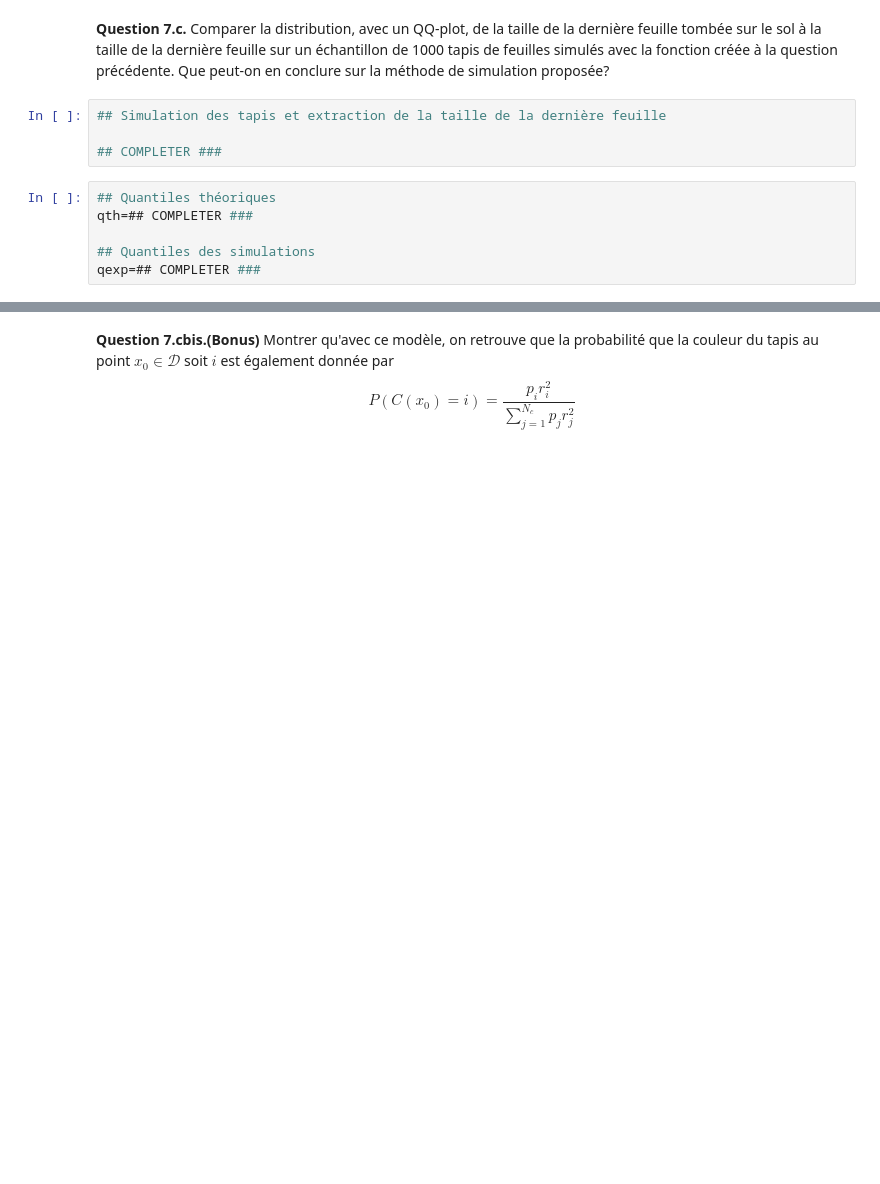
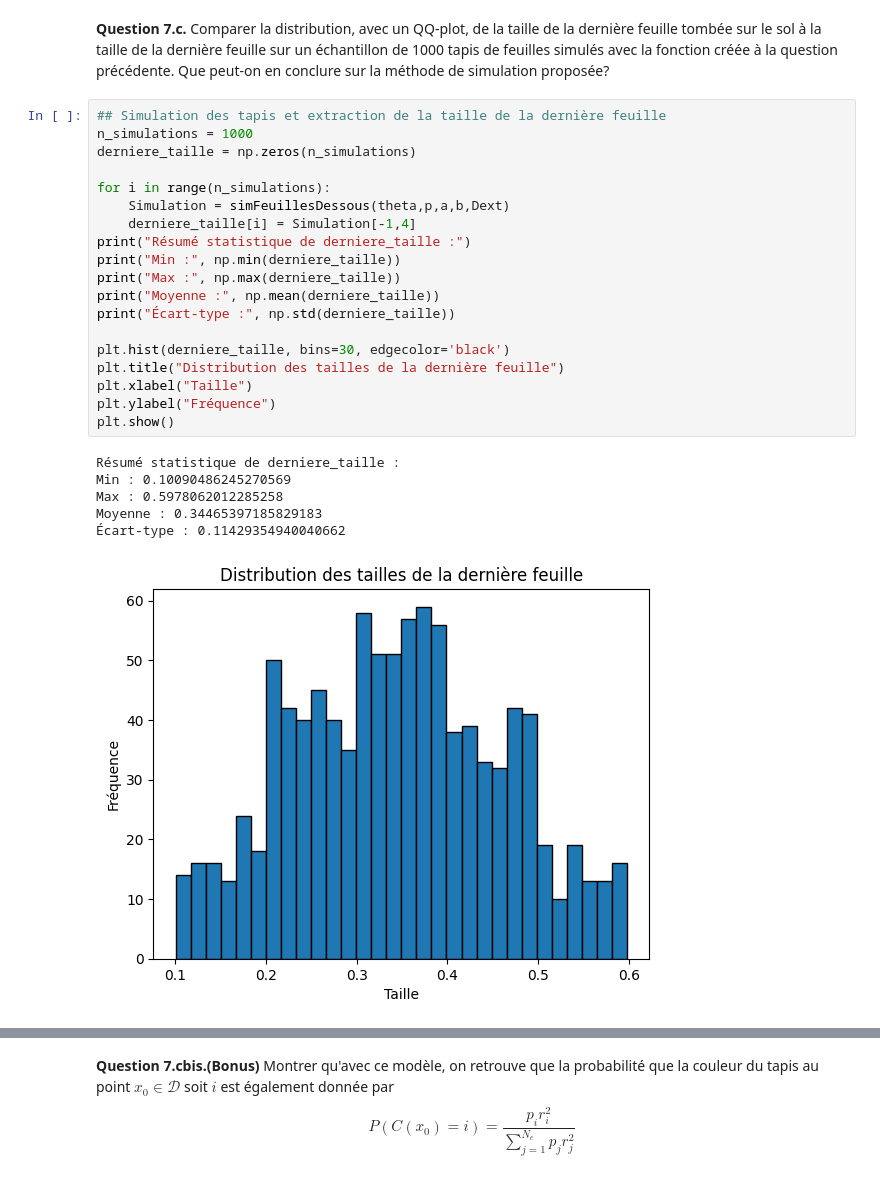
Before and after one commit to HBoiarsky/DM-probas-mines, a Jupyter notebook: PN_Probas_24-25_VF.ipynb, the cells around one changed output, grey strips where cells are left out. Cells and saved outputs as stored; diff of their text form; blank space fills up the shorter version.

```diff
--- a/PN_Probas_24-25_VF.ipynb
+++ b/PN_Probas_24-25_VF.ipynb
@@ -913,12 +950,28 @@ plotSim(Sim)
 # %% [markdown]
 **Question 7.c.**  Comparer la distribution, avec un QQ-plot, de la taille de la dernière feuille tombée sur le sol à la taille de la dernière feuille sur un échantillon de 1000 tapis de feuilles simulés avec la fonction créée à la question précédente. Que peut-on en conclure sur la méthode de simulation proposée?
-# %%
-## Simulation des tapis et extraction de la taille de la dernière feuille
-
-## COMPLETER ###
-# %%
-## Quantiles théoriques
-qth=## COMPLETER ###
-
-## Quantiles des simulations
-qexp=## COMPLETER ###
+# %%
+## Simulation des tapis et extraction de la taille de la dernière feuille
+n_simulations = 1000
+derniere_taille = np.zeros(n_simulations)
+
+for i in range(n_simulations):
+    Simulation = simFeuillesDessous(theta,p,a,b,Dext)
+    derniere_taille[i] = Simulation[-1,4]
+print("Résumé statistique de derniere_taille :")
+print("Min :", np.min(derniere_taille))
+print("Max :", np.max(derniere_taille))
+print("Moyenne :", np.mean(derniere_taille))
+print("Écart-type :", np.std(derniere_taille))
+
+plt.hist(derniere_taille, bins=30, edgecolor='black')
+plt.title("Distribution des tailles de la dernière feuille")
+plt.xlabel("Taille")
+plt.ylabel("Fréquence")
+plt.show()
+# %% [output]
+Résumé statistique de derniere_taille :
+Min : 0.10090486245270569
+Max : 0.5978062012285258
+Moyenne : 0.34465397185829183
+Écart-type : 0.11429354940040662
+[figure, added]
```
Also changed, not shown: parts of 13 cells of this notebook.
